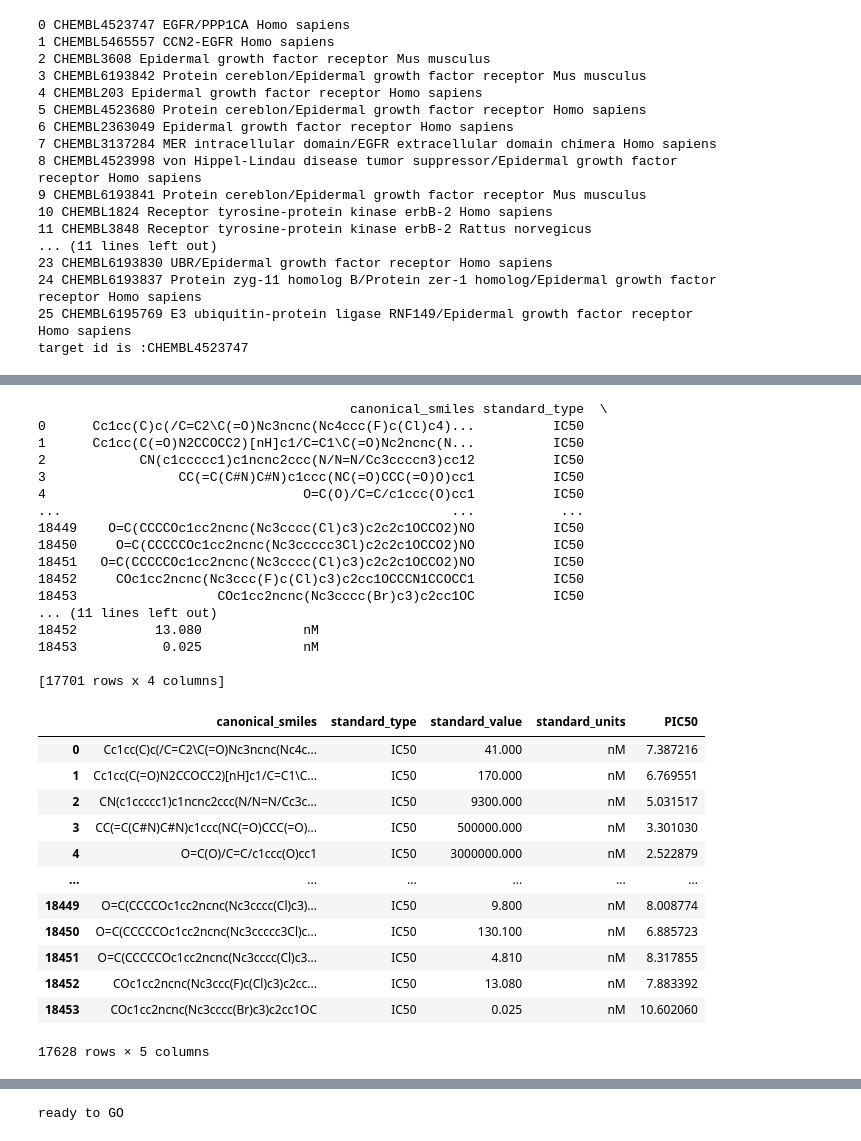
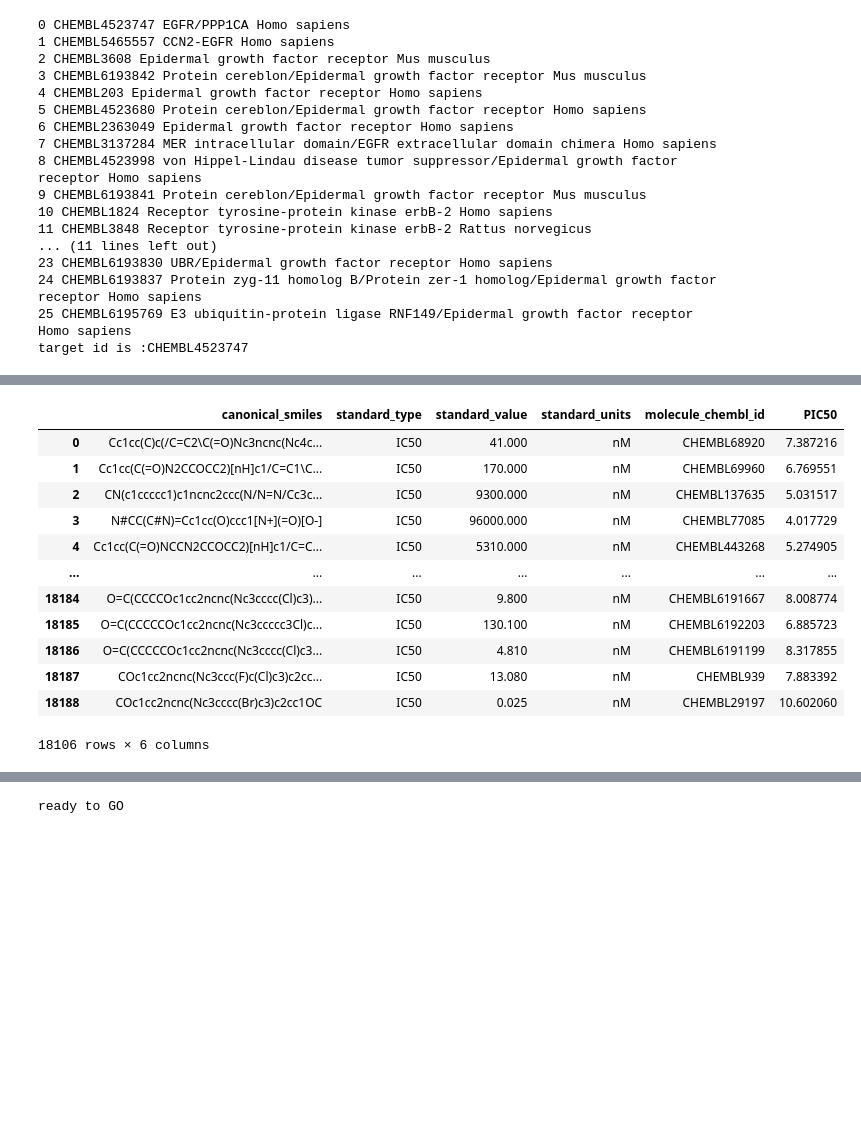
Before and after one commit to mohamedzaghloul-lab638/QSAR-modelling---EGFR-, a Jupyter notebook: EGFR_predictive_model.ipynb, the cells around one changed output, grey strips where cells are left out. Saved outputs shown, nothing was run; the diff lists cells and outputs as text; code cells hidden in the pictures; blank space fills up the shorter version.

```diff
--- a/EGFR_predictive_model.ipynb
+++ b/EGFR_predictive_model.ipynb
@@ -123,43 +166,22 @@ df
 # %%
-df_clean=df.dropna()
-df_clean=df_clean[['canonical_smiles','standard_type','standard_value','standard_units']]
-print(df_clean)
-
 # IC50 to PIC50
-df_clean=df_clean[df_clean['standard_units']=='nM']
-df_clean_PIC50=df_clean.copy()
-df_clean_PIC50['standard_value']=pd.to_numeric(df_clean_PIC50['standard_value'],errors='coerce')
-df_clean_PIC50=df_clean_PIC50[df_clean_PIC50['standard_value']>0]
-df_clean_PIC50['PIC50']=-np.log10(df_clean_PIC50['standard_value']*1e-9)
-df_clean_PIC50
+df_final=df_final[df_final['standard_units']=='nM']
+df_final_PIC50=df_final.copy()
+df_final_PIC50['standard_value']=pd.to_numeric(df_final_PIC50['standard_value'],errors='coerce')
+df_final_PIC50=df_final_PIC50[df_final_PIC50['standard_value']>0]
+df_final_PIC50['PIC50']=-np.log10(df_final_PIC50['standard_value']*1e-9)
+df_final_PIC50
 # %% [output]
+|  | canonical_smiles | standard_type | standard_value | standard_units | molecule_chembl_id | PIC50 |
+| 0 | Cc1cc(C)c(/C=C2\C(=O)Nc3ncnc(Nc4c... | IC50 | 41.000 | nM | CHEMBL68920 | 7.387216 |
+| 1 | Cc1cc(C(=O)N2CCOCC2)[nH]c1/C=C1\C... | IC50 | 170.000 | nM | CHEMBL69960 | 6.769551 |
+| 2 | CN(c1ccccc1)c1ncnc2ccc(N/N=N/Cc3c... | IC50 | 9300.000 | nM | CHEMBL137635 | 5.031517 |
+| 3 | N#CC(C#N)=Cc1cc(O)ccc1[N+](=O)[O-] | IC50 | 96000.000 | nM | CHEMBL77085 | 4.017729 |
+| 4 | Cc1cc(C(=O)NCCN2CCOCC2)[nH]c1/C=C... | IC50 | 5310.000 | nM | CHEMBL443268 | 5.274905 |
+| ... | ... | ... | ... | ... | ... | ... |
+| 18184 | O=C(CCCCOc1cc2ncnc(Nc3cccc(Cl)c3)... | IC50 | 9.800 | nM | CHEMBL6191667 | 8.008774 |
+| 18185 | O=C(CCCCCOc1cc2ncnc(Nc3ccccc3Cl)c... | IC50 | 130.100 | nM | CHEMBL6192203 | 6.885723 |
+| 18186 | O=C(CCCCCOc1cc2ncnc(Nc3cccc(Cl)c3... | IC50 | 4.810 | nM | CHEMBL6191199 | 8.317855 |
+| 18187 | COc1cc2ncnc(Nc3ccc(F)c(Cl)c3)c2cc... | IC50 | 13.080 | nM | CHEMBL939 | 7.883392 |
+| 18188 | COc1cc2ncnc(Nc3cccc(Br)c3)c2cc1OC | IC50 | 0.025 | nM | CHEMBL29197 | 10.602060 |
-                                        canonical_smiles standard_type  \
-0      Cc1cc(C)c(/C=C2\C(=O)Nc3ncnc(Nc4ccc(F)c(Cl)c4)...          IC50
-1      Cc1cc(C(=O)N2CCOCC2)[nH]c1/C=C1\C(=O)Nc2ncnc(N...          IC50
-2            CN(c1ccccc1)c1ncnc2ccc(N/N=N/Cc3ccccn3)cc12          IC50
-3                 CC(=C(C#N)C#N)c1ccc(NC(=O)CCC(=O)O)cc1          IC50
-4                                 O=C(O)/C=C/c1ccc(O)cc1          IC50
-...                                                  ...           ...
-18449    O=C(CCCCOc1cc2ncnc(Nc3cccc(Cl)c3)c2c2c1OCCO2)NO          IC50
-18450     O=C(CCCCCOc1cc2ncnc(Nc3ccccc3Cl)c2c2c1OCCO2)NO          IC50
-18451   O=C(CCCCCOc1cc2ncnc(Nc3cccc(Cl)c3)c2c2c1OCCO2)NO          IC50
-18452     COc1cc2ncnc(Nc3ccc(F)c(Cl)c3)c2cc1OCCCN1CCOCC1          IC50
-18453                  COc1cc2ncnc(Nc3cccc(Br)c3)c2cc1OC          IC50
-... (11 lines left out)
-18452          13.080             nM
-18453           0.025             nM
-
-[17701 rows x 4 columns]
+18106 rows × 6 columns
-|  | canonical_smiles | standard_type | standard_value | standard_units | PIC50 |
-| 0 | Cc1cc(C)c(/C=C2\C(=O)Nc3ncnc(Nc4c... | IC50 | 41.000 | nM | 7.387216 |
-| 1 | Cc1cc(C(=O)N2CCOCC2)[nH]c1/C=C1\C... | IC50 | 170.000 | nM | 6.769551 |
-| 2 | CN(c1ccccc1)c1ncnc2ccc(N/N=N/Cc3c... | IC50 | 9300.000 | nM | 5.031517 |
-| 3 | CC(=C(C#N)C#N)c1ccc(NC(=O)CCC(=O)... | IC50 | 500000.000 | nM | 3.301030 |
-| 4 | O=C(O)/C=C/c1ccc(O)cc1 | IC50 | 3000000.000 | nM | 2.522879 |
-| ... | ... | ... | ... | ... | ... |
-| 18449 | O=C(CCCCOc1cc2ncnc(Nc3cccc(Cl)c3)... | IC50 | 9.800 | nM | 8.008774 |
-| 18450 | O=C(CCCCCOc1cc2ncnc(Nc3ccccc3Cl)c... | IC50 | 130.100 | nM | 6.885723 |
-| 18451 | O=C(CCCCCOc1cc2ncnc(Nc3cccc(Cl)c3... | IC50 | 4.810 | nM | 8.317855 |
-| 18452 | COc1cc2ncnc(Nc3ccc(F)c(Cl)c3)c2cc... | IC50 | 13.080 | nM | 7.883392 |
-| 18453 | COc1cc2ncnc(Nc3cccc(Br)c3)c2cc1OC | IC50 | 0.025 | nM | 10.602060 |
-17628 rows × 5 columns
```
Also changed, not shown: parts of 23 cells of this notebook.
